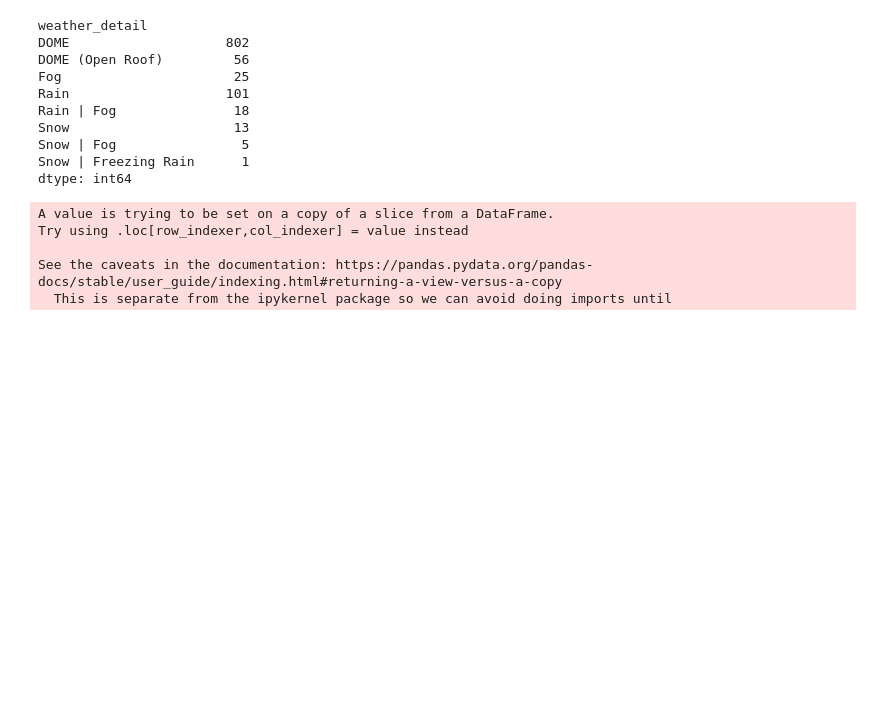
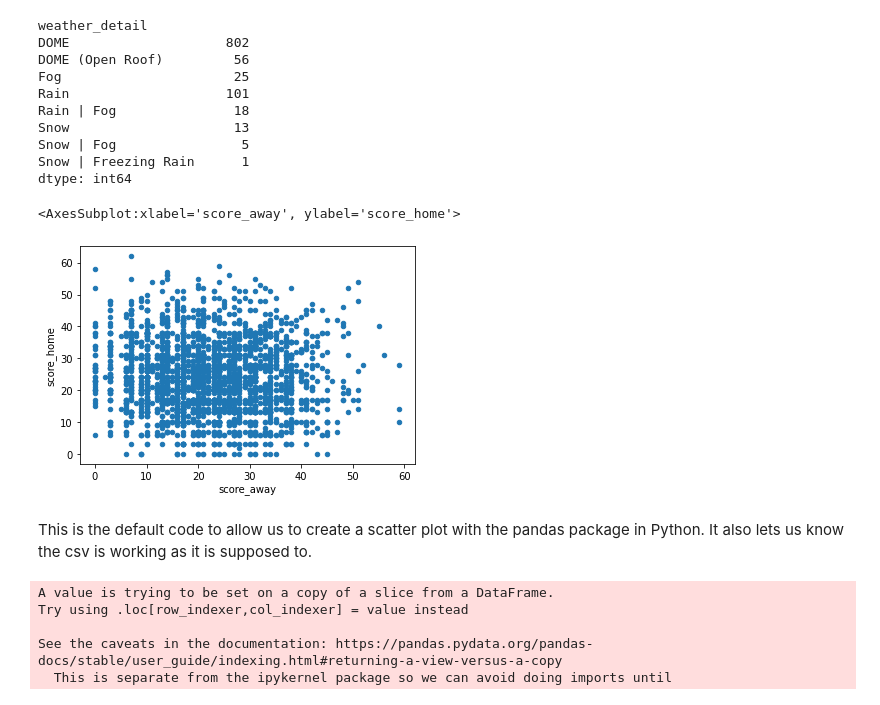
Before and after one commit to arya3364/How-Weather-Effects-Football-Games, a Jupyter notebook: nfl-scores-and-data.ipynb, the cells around one changed output. Drawn from its saved outputs; the diff is of its cells as text; code cells hidden in the pictures; blank space fills up the shorter version.

Commit message:
Kaggle Notebook | How Weather Effects Football Games | Version 15

```diff
--- a/nfl-scores-and-data.ipynb
+++ b/nfl-scores-and-data.ipynb
@@ -60,7 +74,12 @@ dtype: int64
 # %%
 # This is just some starter code syntax for building scatterplots in the pandas environment.
 
-#games_2010s.plot(kind = 'scatter', x = 'score_away', y = 'score_home')
+games_2010s.plot(kind = 'scatter', x = 'score_away', y = 'score_home')
+# %% [output]
+<AxesSubplot:xlabel='score_away', ylabel='score_home'>
+[figure, added]
+# %% [markdown]
+This is the default code to allow us to create a scatter plot with the pandas package in Python. It also lets us know the csv is working as it is supposed to.
 # %%
 # This allows us to create a new column within the csv that allows us to see the total points score on both sides for each football game.
 
```
Also changed, not shown: parts of 10 cells of this notebook.
